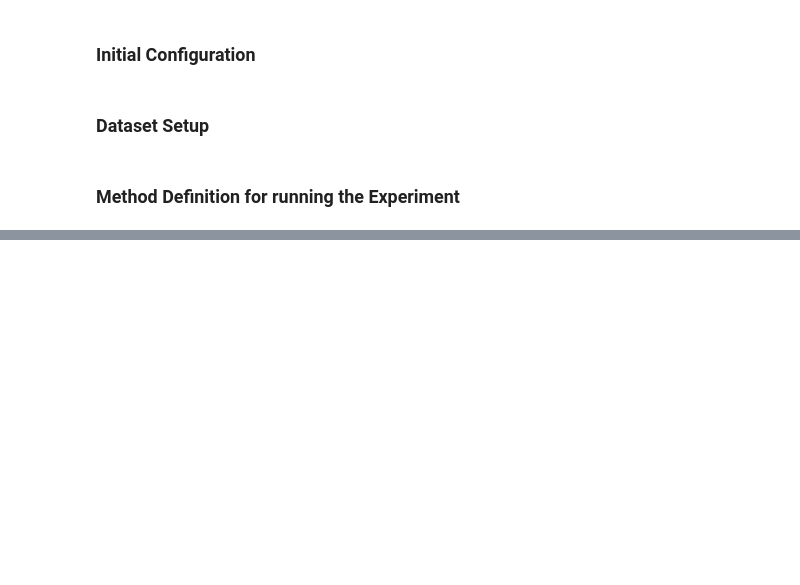
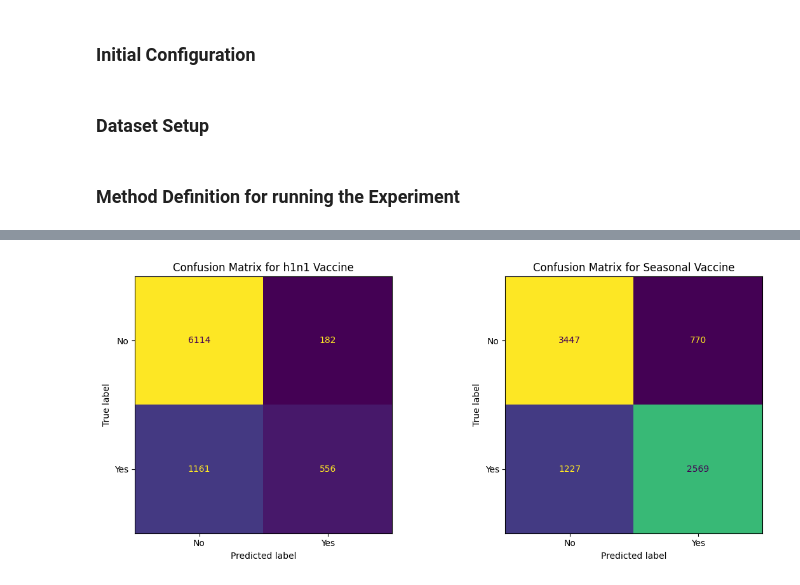
Before and after one commit to MiguelAruiz/MachineLearning-24-25-ProgressTasks, a Jupyter notebook: Progress_Task_2/KNN.ipynb, the cells around one changed output, grey strips where cells are left out. Drawn from its saved outputs; the diff is of its cells as text; code cells hidden in the pictures; blank space fills up the shorter version.

Commit message:
solve conflicts with main

```diff
--- a/Progress_Task_2/KNN.ipynb
+++ b/Progress_Task_2/KNN.ipynb
@@ -164,0 +169,21 @@ def hyperparameters(model_to_train):
+# %%
+from sklearn.neighbors import KNeighborsClassifier
+
+
+
+# Set our tracking server uri for logging
+experiment_name = CONFIG_PARAM_EXPERIMENT_NAME
+logger_main.info("Starting Experiment: " + experiment_name)
+
+# Create a new MLflow Experiment
+logger_main.info("fetching data")
+data = Dataset()
+X, y = data.with_correlation()
+output = data.test
+
+models = {
+    f"{config[CONFIG_SECTION_NAMES]['knn_model_name']}": MultiOutputClassifier(KNeighborsClassifier(n_neighbors=50, weights='uniform'), n_jobs=-1),
+    }
+
+model_name = f"{config[CONFIG_SECTION_NAMES]['knn_model_name']}"
+model = MultiOutputClassifier(KNeighborsClassifier(n_neighbors=50, weights='uniform'), n_jobs=-1)
@@ -307,0 +280,22 @@ This algorithm did not outperform the Random Forest algorithm, which was the bes
+# %%
+from sklearn.metrics import confusion_matrix, ConfusionMatrixDisplay
+import matplotlib.pyplot as plt
+
+fig, ax = plt.subplots(1, 2, figsize=(12, 5))
+
+# Confusion matrix for h1n1 vaccine
+cm_h1n1 = confusion_matrix(y_test['h1n1_vaccine'], y_pred[:, 0])
+disp_h1n1 = ConfusionMatrixDisplay(confusion_matrix=cm_h1n1, display_labels=['No', 'Yes'])
+disp_h1n1.plot(ax=ax[0], colorbar=False)
+ax[0].set_title('Confusion Matrix for h1n1 Vaccine')
+
+# Confusion matrix for seasonal vaccine
+cm_seasonal = confusion_matrix(y_test['seasonal_vaccine'], y_pred[:, 1])
+disp_seasonal = ConfusionMatrixDisplay(confusion_matrix=cm_seasonal, display_labels=['No', 'Yes'])
+disp_seasonal.plot(ax=ax[1], colorbar=False)
+ax[1].set_title('Confusion Matrix for Seasonal Vaccine')
+
+plt.tight_layout()
+plt.show()
+# %% [output]
+[figure, added]
```
Also changed, not shown: parts of 23 cells of this notebook, 10 other files.
